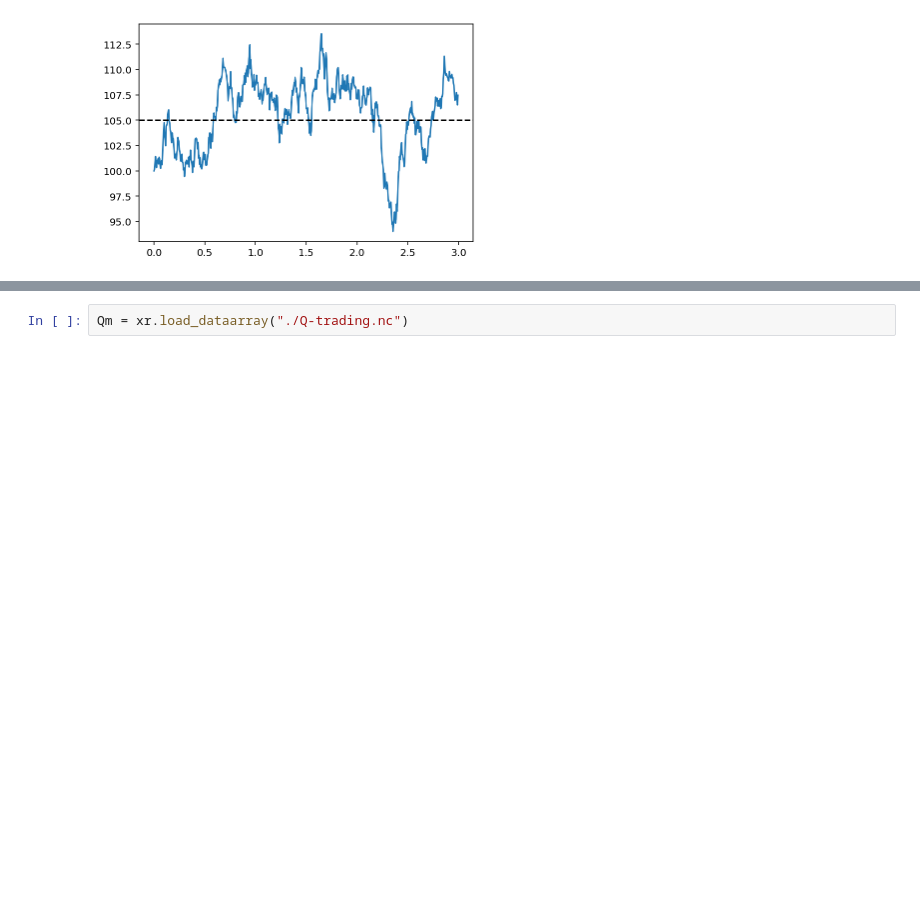
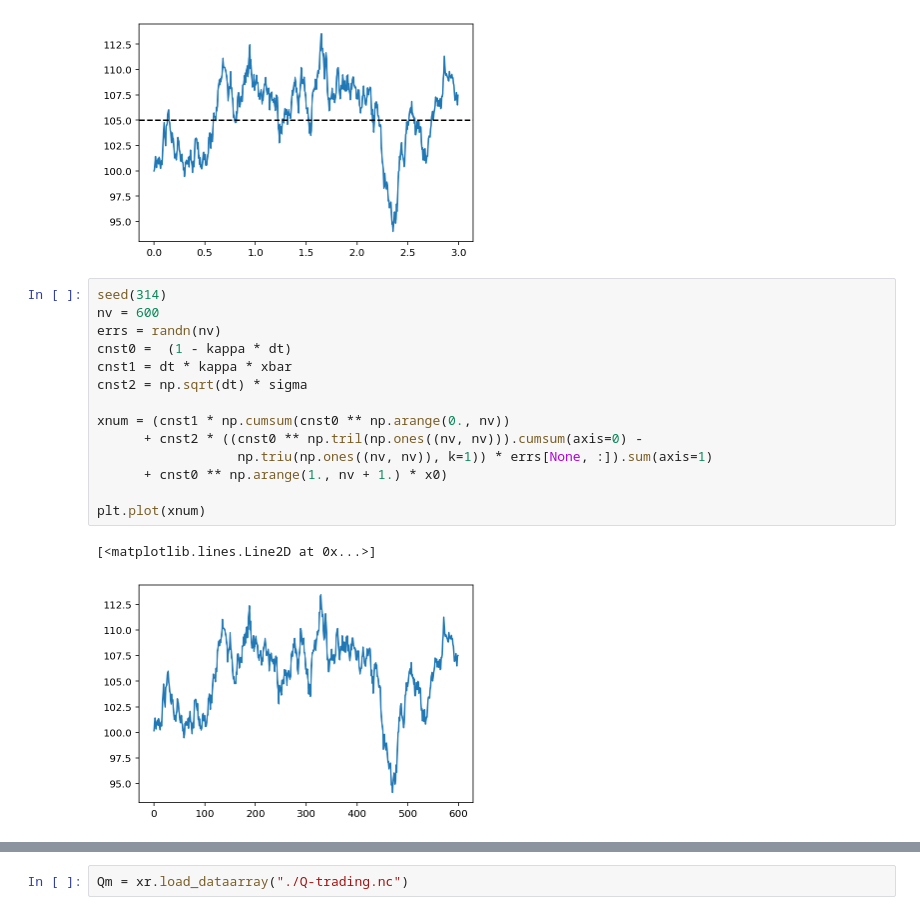
Before and after one commit to gerdm/rl-ou-process, a Jupyter notebook: q-learning-optimal-trading.ipynb, the cells around one changed output, grey strips where cells are left out. Drawn from its saved outputs; the diff is of its cells as text; blank space fills up the shorter version.

```diff
--- a/q-learning-optimal-trading.ipynb
+++ b/q-learning-optimal-trading.ipynb
@@ -134,3 +140,20 @@ plt.axhline(y=xbar, c="black", linestyle="--")
 # %% [output]
 <matplotlib.lines.Line2D at 0x...>
 [figure]
+# %%
+seed(314)
+nv = 600
+errs = randn(nv)
+cnst0 =  (1 - kappa * dt)
+cnst1 = dt * kappa * xbar
+cnst2 = np.sqrt(dt) * sigma
+
+xnum = (cnst1 * np.cumsum(cnst0 ** np.arange(0., nv))
+      + cnst2 * ((cnst0 ** np.tril(np.ones((nv, nv))).cumsum(axis=0) -
+                  np.triu(np.ones((nv, nv)), k=1)) * errs[None, :]).sum(axis=1)
+      + cnst0 ** np.arange(1., nv + 1.) * x0)
+
+plt.plot(xnum)
+# %% [output]
+[<matplotlib.lines.Line2D at 0x...>]
+[figure, added]
```
Also changed, not shown: parts of 4 cells of this notebook.
